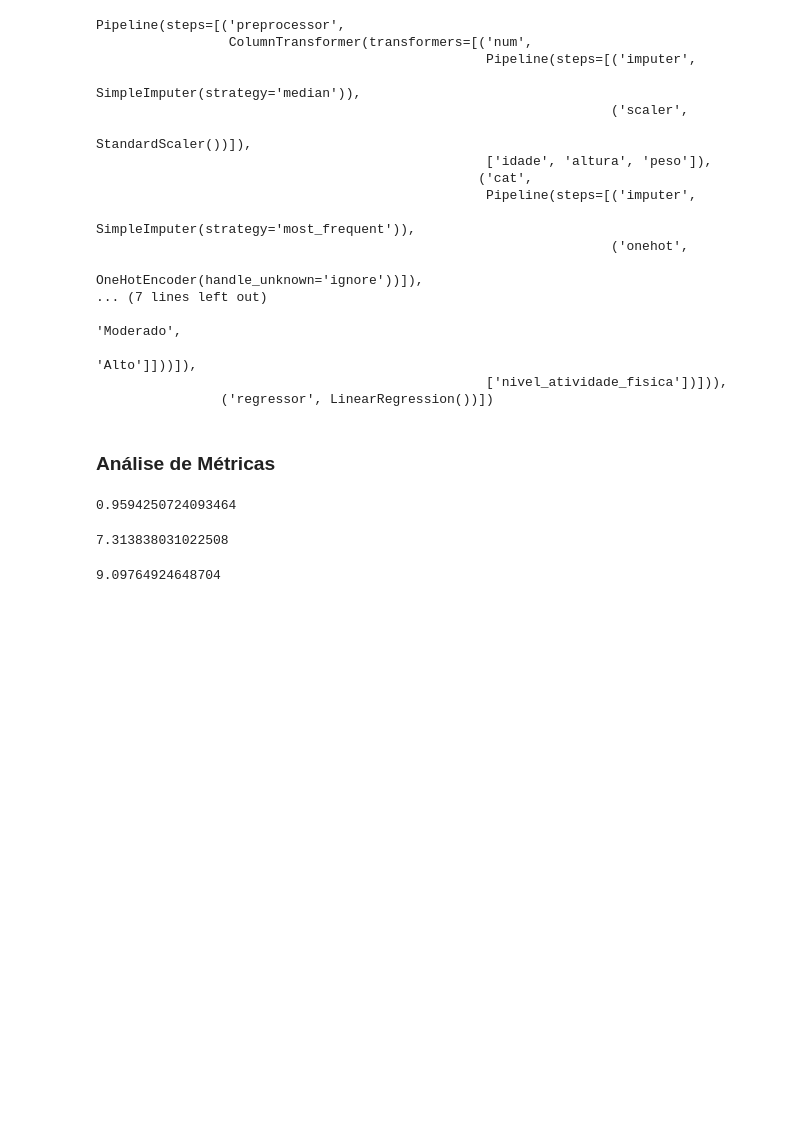
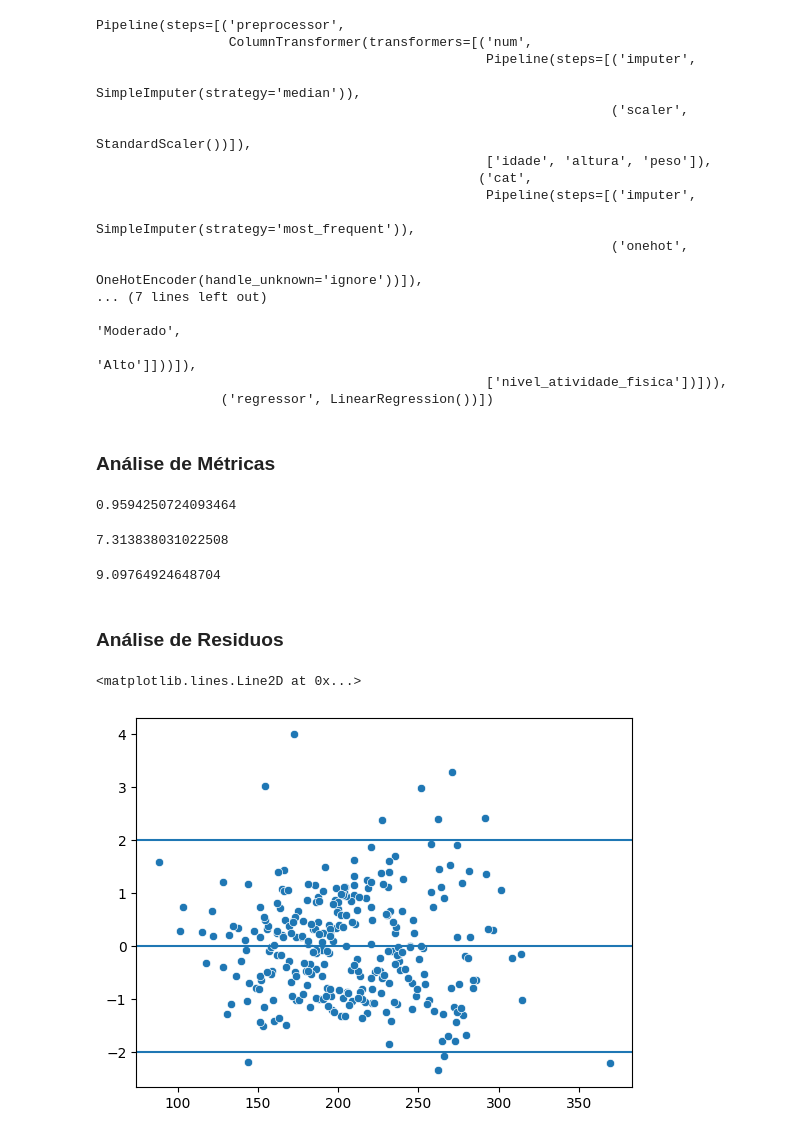
Before and after one commit to HikaroRibeiro/modelo_colesterol, a Jupyter notebook: modelo_colesterol.ipynb, the cells around one changed output. Saved outputs shown, nothing was run; the diff lists cells and outputs as text; code cells hidden in the pictures; blank space fills up the shorter version.

Commit message:
✨ Modelo de Regressão Linear Multipla
Finalização do modelo e disponibilização da interface gráfica.

```diff
--- a/modelo_colesterol.ipynb
+++ b/modelo_colesterol.ipynb
@@ -525,3 +529,30 @@ mean_absolute_error(y_test,y_pred)
 root_mean_squared_error(y_test,y_pred)
 # %% [output]
 9.09764924648704
+# %% [markdown]
+### Análise de Residuos
+# %%
+# Calcular residuos - que são os erros no nosso modelo.
+
+residuos = y_test - y_pred
+# %%
+# Transformar os residuos na escala padrão.
+# Escala padrão é baseada na distribuição normal = (X - media) / desvio_padrao
+from scipy.stats import zscore
+residuos_std = zscore(residuos)
+# %%
+# Análise gráfica dos tópicos:
+# Linearidade dos residuos -> se valores entre -2 e +2 (Escala Padrão);
+# Homocedasticidade -> valores em torno da reta. Verifica se a variância dos residuos é homogenea,...
+# similar aos valores encontrados no X nas variáveis independentes.
+
+# Em relação a linearidade -> existem valores que estão fora no total de 11 elementos
+# No conjunto de testes existe aproximadamente 300 elementos.
+
+sns.scatterplot(x=y_pred,y=residuos_std)
+plt.axhline(y=0)
+plt.axhline(y=-2)
+plt.axhline(y=2)
+# %% [output]
+<matplotlib.lines.Line2D at 0x...>
+[figure, added]
```
Also changed, not shown: parts of 18 cells of this notebook, 3 other files.
